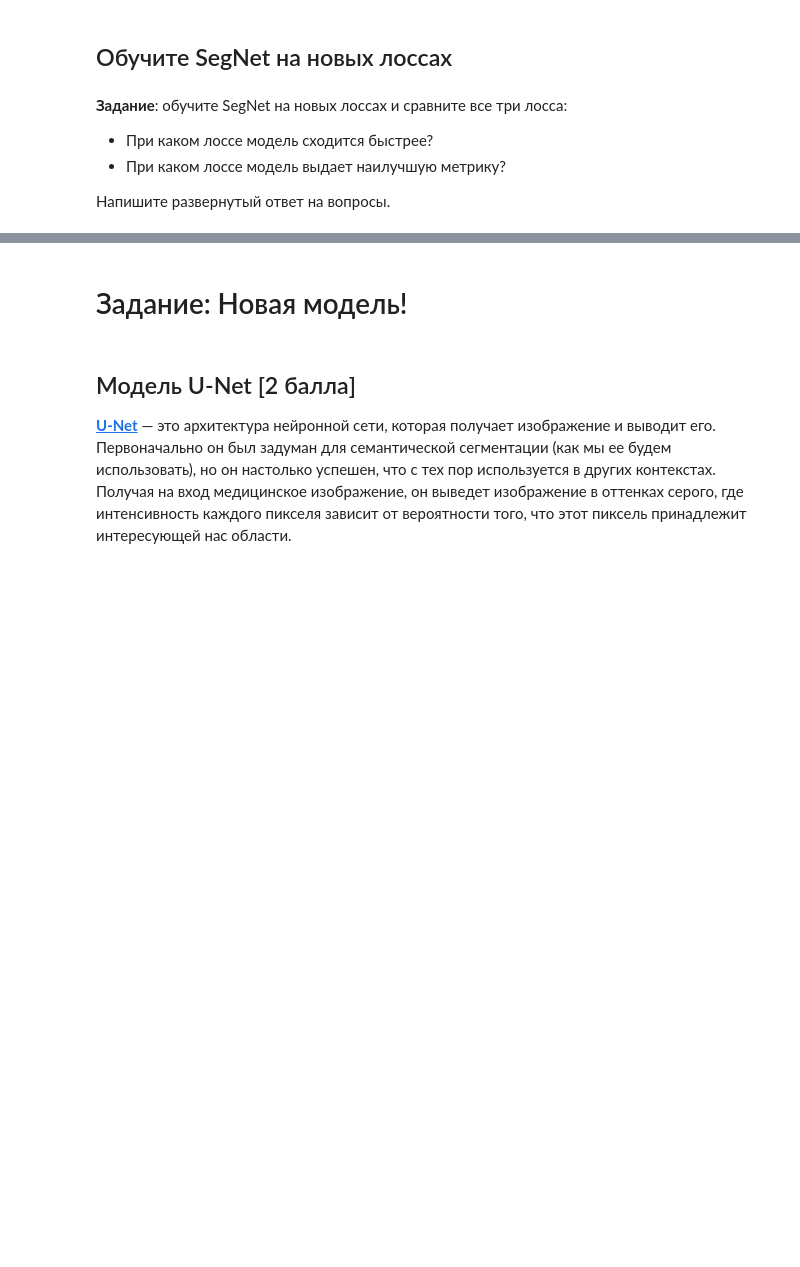
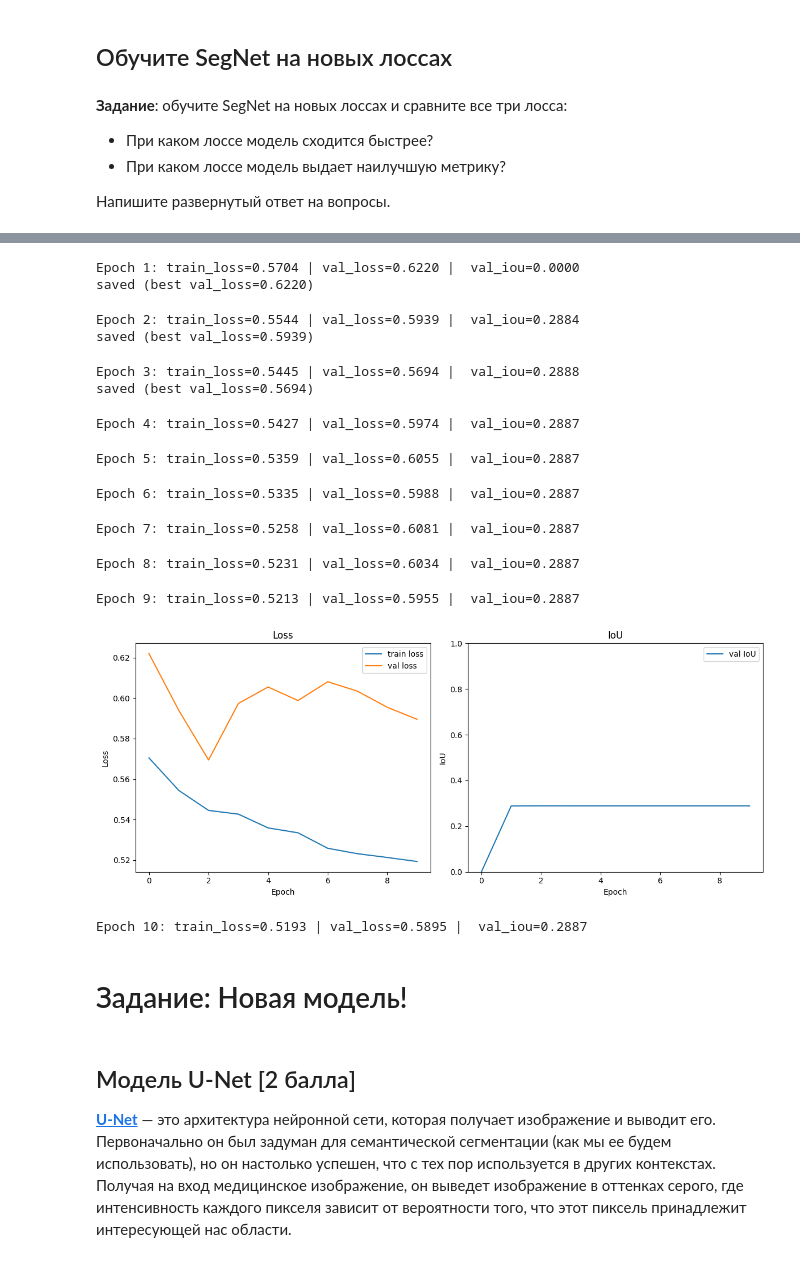
Before and after one commit to blckvia/DeepLearningSchool, a Jupyter notebook: week_08_semantic_segmentation/Homework/hw_6_semantic_segmentation.ipynb, the cells around one changed output, grey strips where cells are left out. Cells and saved outputs as stored; diff of their text form; code cells hidden in the pictures; blank space fills up the shorter version.

```diff
--- a/week_08_semantic_segmentation/Homework/hw_6_semantic_segmentation.ipynb
+++ b/week_08_semantic_segmentation/Homework/hw_6_semantic_segmentation.ipynb
@@ -865,3 +957,67 @@ def fartial_parts(y_real, y_pred):
+# %%
+model_segnet_focal = SegNet(in_channels=3, out_channels=1).to(device)
+criterion_focal = smp.losses.FocalLoss(mode='binary')
+optimizer = optim.AdamW(model_segnet_focal.parameters(), lr=1e-3, weight_decay=5e-2)
+# %%
+epochs = 10
+scheduler = optim.lr_scheduler.CosineAnnealingLR(optimizer, T_max=epochs)
+
+best_val_loss, best_val_iou = float('inf'), 0
+total_train_loss, total_val_loss, total_val_iou = [], [], []
+
+for epoch in range(epochs):
+  model_segnet_focal, train_loss = train(model_segnet_focal, optimizer, criterion, train_dataloader, device)
+  model_segnet_focal, val_loss, val_iou = validate(model_segnet_focal, criterion, valid_dataloader, device)
+  scheduler.step()
+
+  total_train_loss.append(train_loss)
+  total_val_loss.append(val_loss)
+  total_val_iou.append(val_iou)
+
+  if epoch == epochs - 1:
+    fig, (ax1, ax2) = plt.subplots(1, 2, figsize=(12, 5))
+
+    ax1.plot(total_train_loss, label='train loss')
+    ax1.plot(total_val_loss, label='val loss')
+    ax1.set_title("Loss")
+    ax1.set_xlabel("Epoch")
+    ax1.set_ylabel("Loss")
+    ax1.legend()
+
+    ax2.plot(total_val_iou, label='val IoU')
+    ax2.set_title("IoU")
+    ax2.set_xlabel("Epoch")
+    ax2.set_ylabel("IoU")
+    ax2.set_ylim(0, 1)
+    ax2.legend()
+
+    plt.tight_layout()
+    plt.show()
+
+  print(f"Epoch {epoch+1}: "
+        f"train_loss={train_loss:.4f} | "
+        f"val_loss={val_loss:.4f} | ",
+        f"val_iou={val_iou:.4f}")
+
+  if val_loss < best_val_loss:
+    best_val_loss = val_loss
+    torch.save(model_segnet_focal.state_dict(), "best_segnet_focal_model.pt")
+    print(f"saved (best val_loss={val_loss:.4f})")
+# %% [output]
+Epoch 1: train_loss=0.5704 | val_loss=0.6220 |  val_iou=0.0000
+saved (best val_loss=0.6220)
+Epoch 2: train_loss=0.5544 | val_loss=0.5939 |  val_iou=0.2884
+saved (best val_loss=0.5939)
+Epoch 3: train_loss=0.5445 | val_loss=0.5694 |  val_iou=0.2888
+saved (best val_loss=0.5694)
+Epoch 4: train_loss=0.5427 | val_loss=0.5974 |  val_iou=0.2887
+Epoch 5: train_loss=0.5359 | val_loss=0.6055 |  val_iou=0.2887
+Epoch 6: train_loss=0.5335 | val_loss=0.5988 |  val_iou=0.2887
+Epoch 7: train_loss=0.5258 | val_loss=0.6081 |  val_iou=0.2887
+Epoch 8: train_loss=0.5231 | val_loss=0.6034 |  val_iou=0.2887
+Epoch 9: train_loss=0.5213 | val_loss=0.5955 |  val_iou=0.2887
+[figure, added]
+Epoch 10: train_loss=0.5193 | val_loss=0.5895 |  val_iou=0.2887
 # %% [markdown]
 # Задание: Новая модель!
 # %% [markdown]
```
Also changed, not shown: parts of 4 cells of this notebook.
